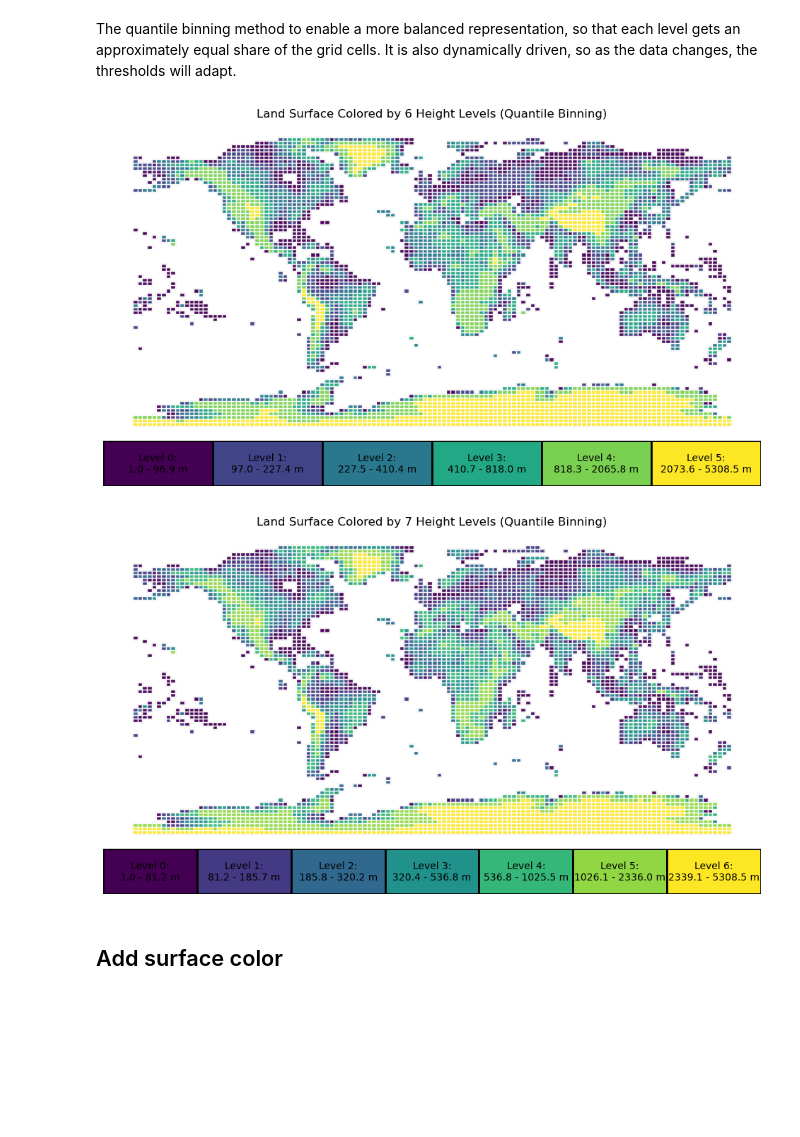
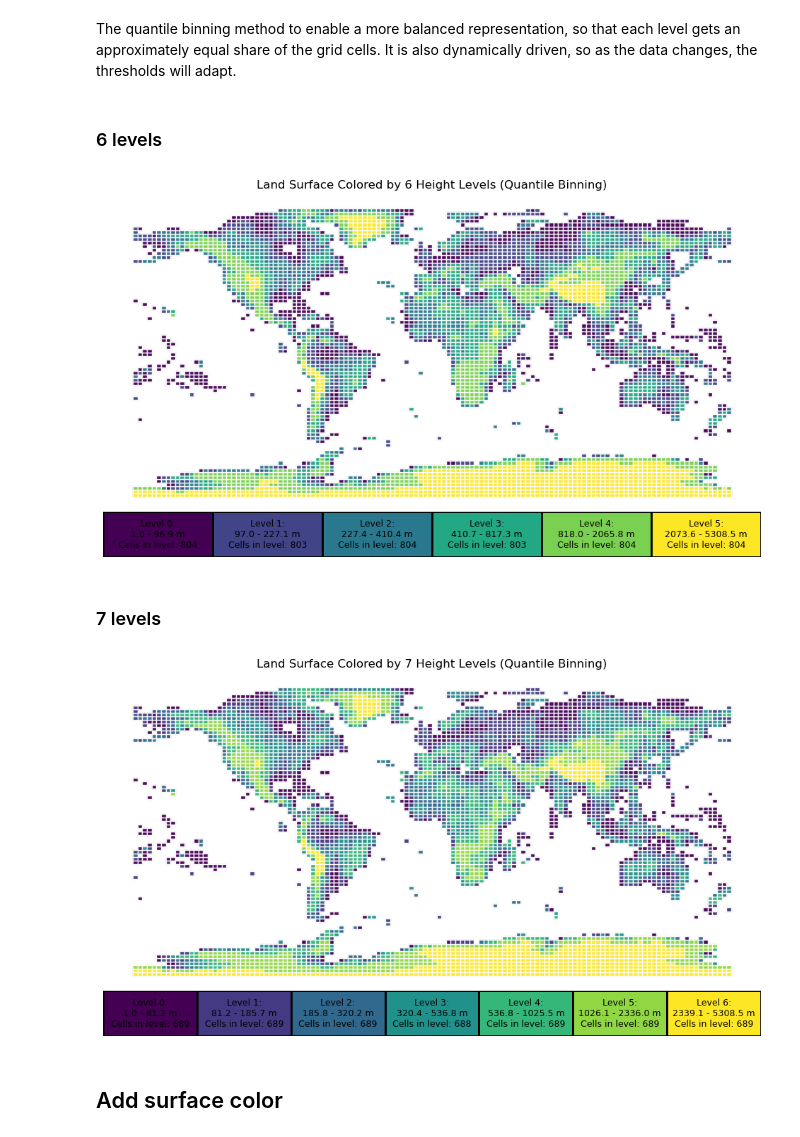
Before and after one commit to sralter/lego_world_map, a Jupyter notebook: lego_world_map.ipynb, the cells around one changed output. Saved outputs shown, nothing was run; the diff lists cells and outputs as text; code cells hidden in the pictures; blank space fills up the shorter version.

```diff
--- a/lego_world_map.ipynb
+++ b/lego_world_map.ipynb
@@ -161,7 +161,7 @@ show(img)
 # save as jpg for posterity
 
 # define paths
-tiff_file=Path('../_data/dem_world_gtopo30.tiff')
+tiff_file=Path('../_data/world_data/dem_world_gtopo30.tiff')
 output_image=Path('../_figs/dem_world.jpg')
 output_image.parent.mkdir(parents=True,exist_ok=True)
 
@@ -568,6 +576,8 @@ plt.show()
 This is not ideal. Most of the land surface appears to be at one elevation, which is not correct. We want a more dynamic map.
 # %% [markdown]
 The quantile binning method to enable a more balanced representation, so that each level gets an approximately equal share of the grid cells. It is also dynamically driven, so as the data changes, the thresholds will adapt.
+# %% [markdown]
+### 6 levels
 # %%
 # Number of levels
 n_levels = 6  # User-defined number of levels
@@ -625,36 +635,39 @@ for i in range(n_levels):
     level_max = gdf_land[gdf_land['height_level'] == i]['elevation_mean'].max()
 
     # Add a colored rectangle for each level with a black border
     ax_cbar.add_patch(
         plt.Rectangle(
             (i / n_levels, 0),  # position: (x, y) and width
             1 / n_levels,  # width of each swatch
             1,  # height of each swatch
             facecolor=colors[i],  # Fill color (facecolor)
             linewidth=2,  # Black border width
             edgecolor='black'  # Border color
         )
     )
 
     # Set title with level and its corresponding elevation range
+    level_counts = gdf_land['height_level'].value_counts().sort_index()
     ax_cbar.text(
         (i + 0.5) / n_levels,  # X position for the text (centered)
         0.5,  # Y position for the text (vertically centered)
-        f"Level {i}:\n{level_min:.1f} - {level_max:.1f} m",  # Text content
-        ha='center', va='center', color='black', fontsize=10
+        f"Level {i}:\n{level_min:.1f} - {level_max:.1f} m\nCells in level: {level_counts[i]}", # textcontent
+        ha='center', va='center', color='black', fontsize=9
     )
 
 ax_cbar.set_xlim(0, 1)
 ax_cbar.set_ylim(0, 1)
 ax_cbar.axis('off')  # Hide the axis
 
 plt.savefig(f'figures/elevation_with_{n_levels}.pdf', bbox_inches='tight')
 plt.savefig(f'figures/elevation_with_{n_levels}.jpg', bbox_inches='tight')
 plt.savefig(f'figures/elevation_with_{n_levels}.png', bbox_inches='tight')
 
 plt.show()
 # %% [output]
-[figure, old version]
+[figure, new version]
+# %% [markdown]
+### 7 levels
 # %%
 # Number of levels
 n_levels = 7  # User-defined number of levels
@@ -724,24 +737,25 @@ for i in range(n_levels):
     )
 
     # Set title with level and its corresponding elevation range
+    level_counts = gdf_land['height_level'].value_counts().sort_index()
     ax_cbar.text(
         (i + 0.5) / n_levels,  # X position for the text (centered)
         0.5,  # Y position for the text (vertically centered)
-        f"Level {i}:\n{level_min:.1f} - {level_max:.1f} m",  # Text content
-        ha='center', va='center', color='black', fontsize=10
+        f"Level {i}:\n{level_min:.1f} - {level_max:.1f} m\nCells in level: {level_counts[i]}",  # Text content
+        ha='center', va='center', color='black', fontsize=9
     )
 
 ax_cbar.set_xlim(0, 1)
 ax_cbar.set_ylim(0, 1)
 ax_cbar.axis('off')  # Hide the axis
 
-plt.savefig(f'figures/elevation_with_{n_levels}.pdf', bbox_inches='tight')
-plt.savefig(f'figures/elevation_with_{n_levels}.jpg', bbox_inches='tight')
-plt.savefig(f'figures/elevation_with_{n_levels}.png', bbox_inches='tight')
+# plt.savefig(f'figures/elevation_with_{n_levels}.pdf', bbox_inches='tight')
+# plt.savefig(f'figures/elevation_with_{n_levels}.jpg', bbox_inches='tight')
+# plt.savefig(f'figures/elevation_with_{n_levels}.png', bbox_inches='tight')
 
 plt.show()
 # %% [output]
-[figure, old version]
+[figure, new version]
 # %% [markdown]
 ## Add surface color
 # %% [markdown]
```
Also changed, not shown: parts of 17 cells of this notebook, 16 other files.
